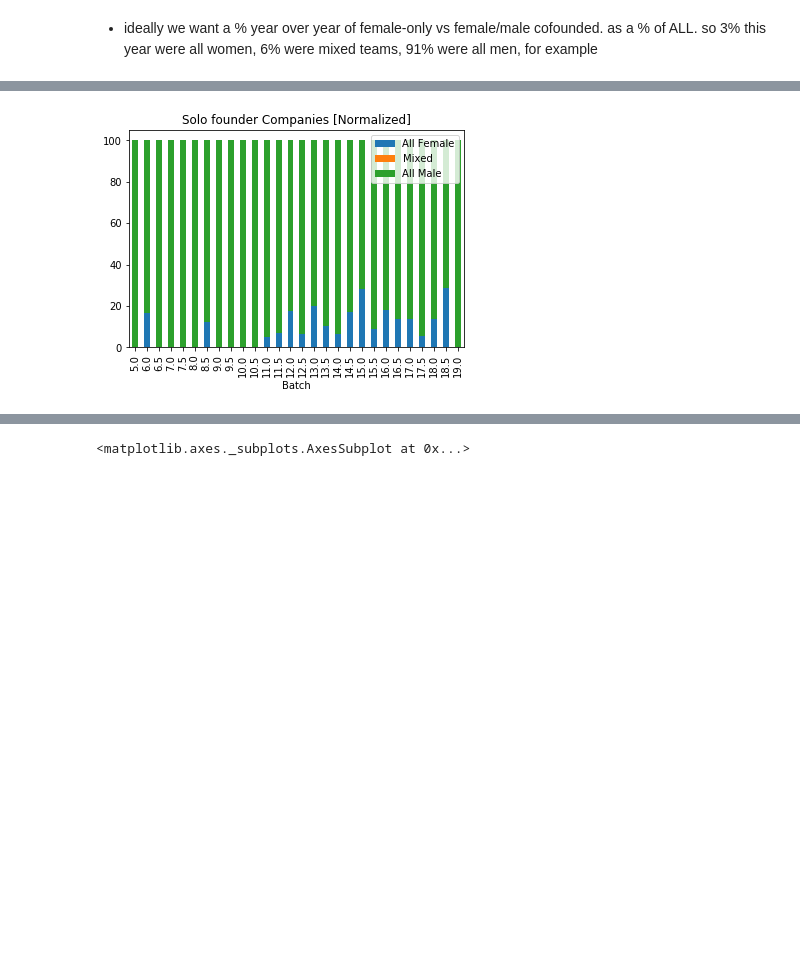
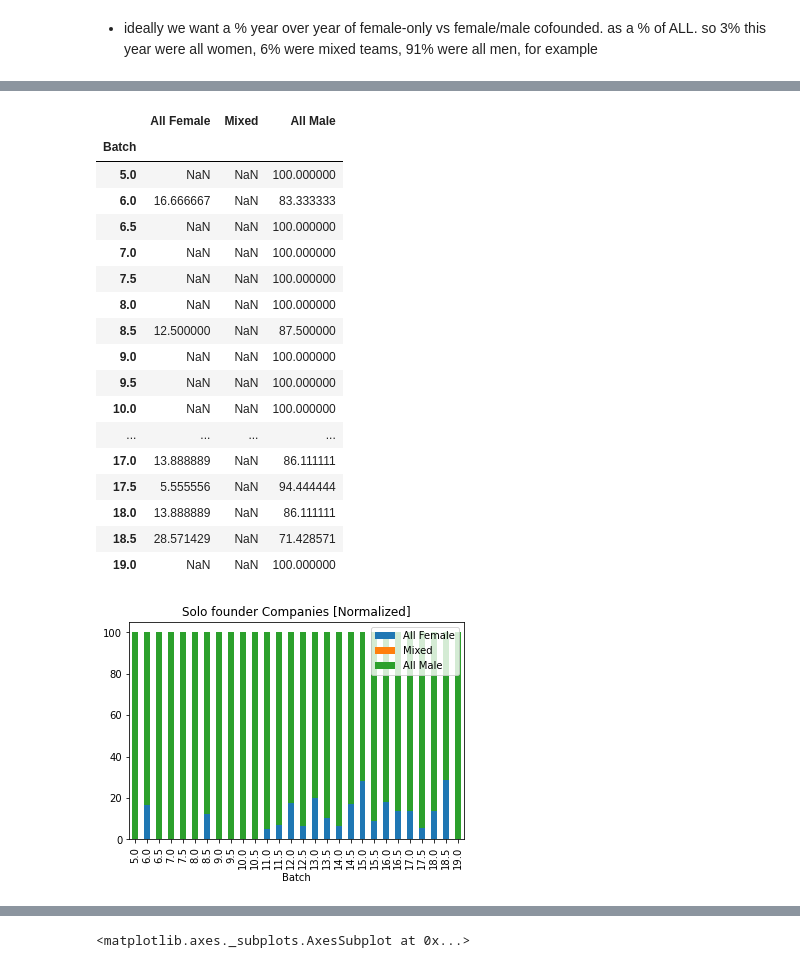
Before and after one commit to brunosan/YC-gender, a Jupyter notebook: YC gender.ipynb, the cells around one changed output, grey strips where cells are left out. Drawn from its saved outputs; the diff is of its cells as text; code cells hidden in the pictures; blank space fills up the shorter version.

```diff
--- a/YC gender.ipynb
+++ b/YC gender.ipynb
@@ -224,13 +319,32 @@ t[['All Female','Mixed','All Male']].plot(kind='bar', stacked=True, title="All C
 # %%
 t=pd.DataFrame()
 size=1
 t['All']=df[(df['N_Founders']==size)].groupby('Batch')['N_Founders'].size()
 t['All Female']=df[(df['N_Founders']==size)&(df['F_ratio']==1)].groupby('Batch')['N_Founders'].size()/t['All']*100
 t['All Male']=  df[(df['N_Founders']==size)&(df['F_ratio']==0)].groupby('Batch')['N_Founders'].size()/t['All']*100
 t['Mixed']=    (df[(df['N_Founders']==size)&(df['F_ratio']>0)&(df['F_ratio']<1)].groupby('Batch')['N_Founders'].size())/t['All']*100
 t[['All Female','Mixed','All Male']].plot(kind='bar', stacked=True, title="Solo founder Companies [Normalized]");
+t[['All Female','Mixed','All Male']]
 # %% [output]
+|  | All Female | Mixed | All Male |
+| Batch |  |  |  |
+| 5.0 | NaN | NaN | 100.000000 |
+| 6.0 | 16.666667 | NaN | 83.333333 |
+| 6.5 | NaN | NaN | 100.000000 |
+| 7.0 | NaN | NaN | 100.000000 |
+| 7.5 | NaN | NaN | 100.000000 |
+| 8.0 | NaN | NaN | 100.000000 |
+| 8.5 | 12.500000 | NaN | 87.500000 |
+| 9.0 | NaN | NaN | 100.000000 |
+| 9.5 | NaN | NaN | 100.000000 |
+| 10.0 | NaN | NaN | 100.000000 |
+| ... | ... | ... | ... |
+| 17.0 | 13.888889 | NaN | 86.111111 |
+| 17.5 | 5.555556 | NaN | 94.444444 |
+| 18.0 | 13.888889 | NaN | 86.111111 |
+| 18.5 | 28.571429 | NaN | 71.428571 |
+| 19.0 | NaN | NaN | 100.000000 |
-[figure, old version]
+[figure, new version]
 # %%
 t=pd.DataFrame()
 size=2
```
Also changed, not shown: parts of 15 cells of this notebook.
